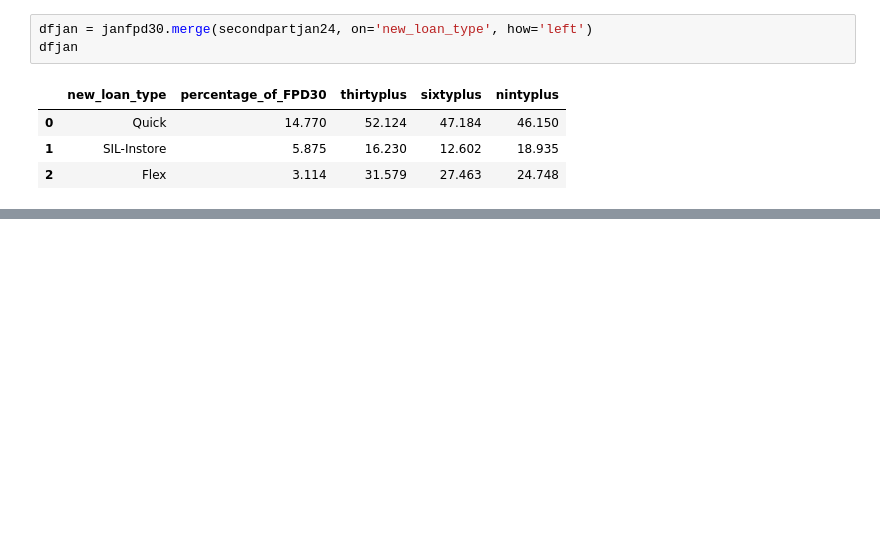
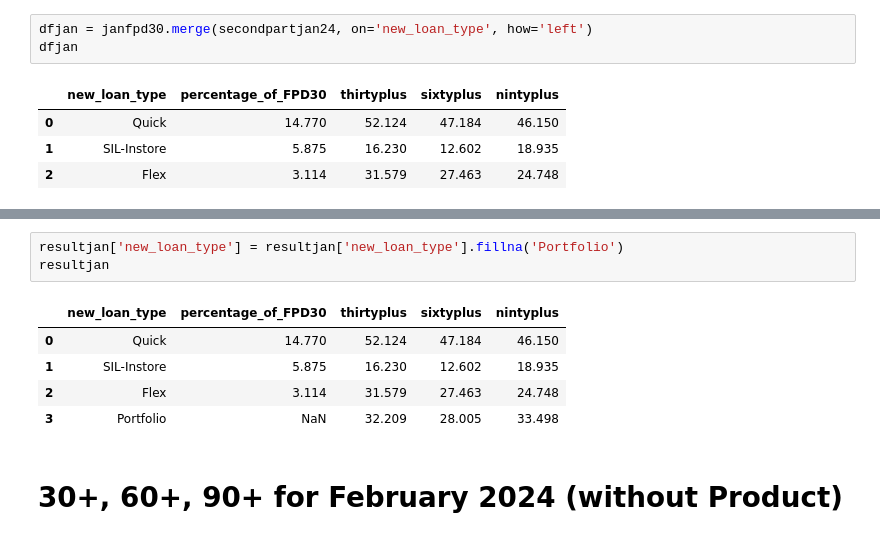
Before and after one commit to dchakroborti-tonik/KRI_Report_New, a Jupyter notebook: Notebook/newkrireport.ipynb, the cells around one changed output, grey strips where cells are left out. Cells and saved outputs as stored; diff of their text form; blank space fills up the shorter version.

```diff
--- a/Notebook/newkrireport.ipynb
+++ b/Notebook/newkrireport.ipynb
@@ -212,0 +253,11 @@ dfjan
+# %%
+resultjan['new_loan_type'] = resultjan['new_loan_type'].fillna('Portfolio')
+resultjan
+# %% [output]
+|  | new_loan_type | percentage_of_FPD30 | thirtyplus | sixtyplus | nintyplus |
+| 0 | Quick | 14.770 | 52.124 | 47.184 | 46.150 |
+| 1 | SIL-Instore | 5.875 | 16.230 | 12.602 | 18.935 |
+| 2 | Flex | 3.114 | 31.579 | 27.463 | 24.748 |
+| 3 | Portfolio | NaN | 32.209 | 28.005 | 33.498 |
+# %% [markdown]
+# 30+, 60+, 90+ for February 2024 (without Product)
```
Also changed, not shown: parts of 16 cells of this notebook, 1 other file.
